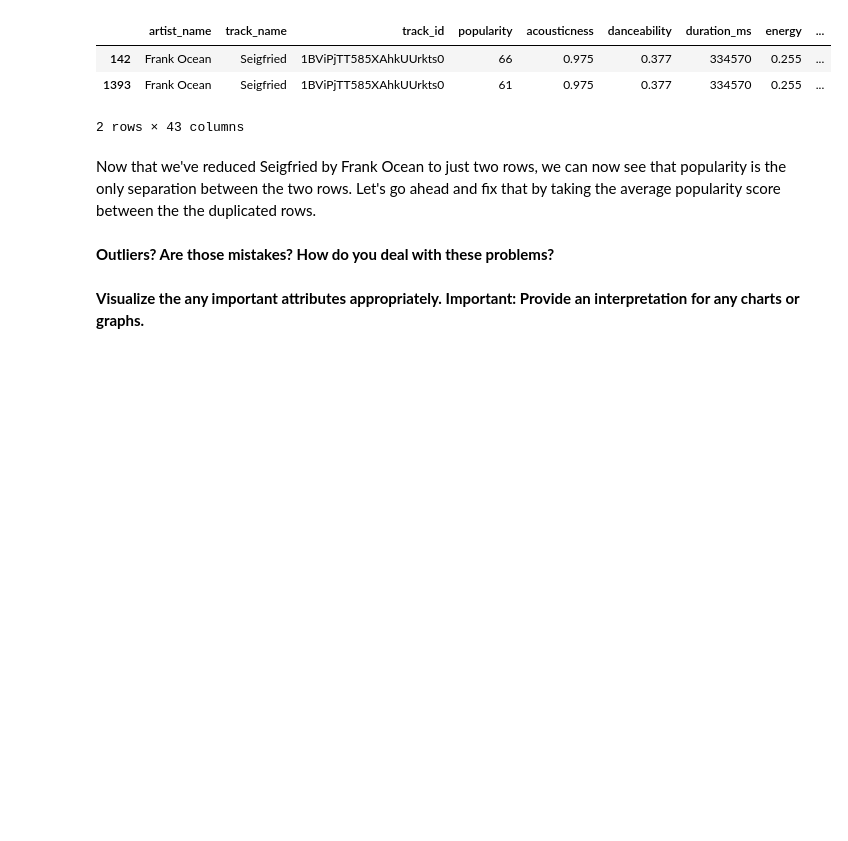
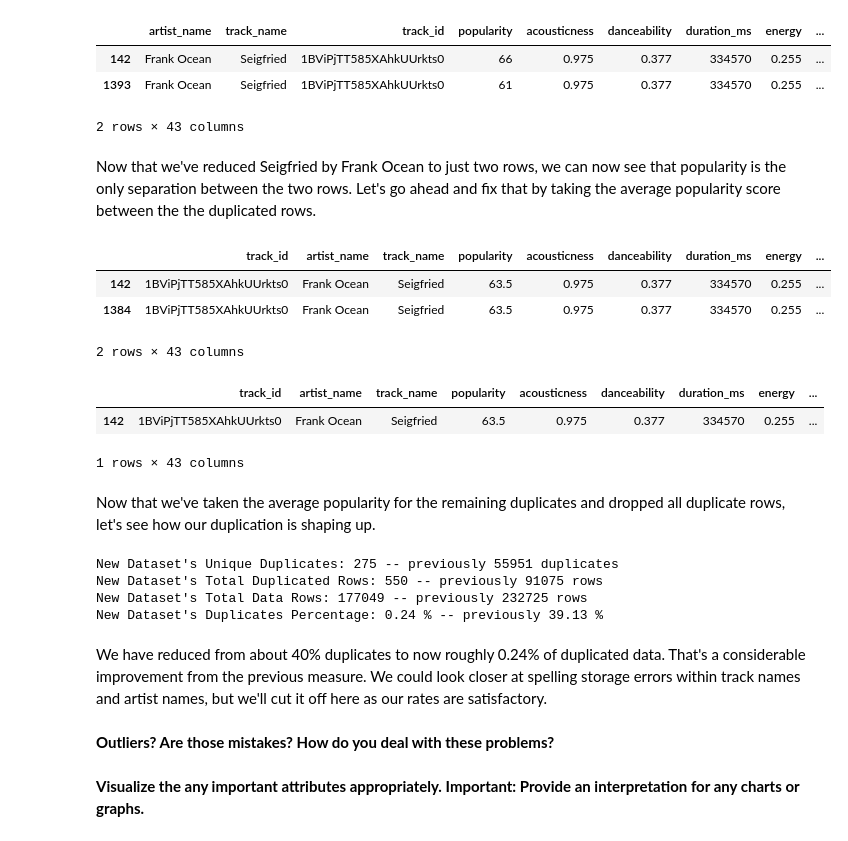
Before and after one commit to xiolett/ML1, a Jupyter notebook: Lab3_Clustering_AssociationRules_Recommenders/Taylor_Lab3.ipynb, the cells around one changed output. Saved outputs shown, nothing was run; the diff lists cells and outputs as text; code cells hidden in the pictures; blank space fills up the shorter version.

Commit message:
Reduced duplicates by averaging popularity

```diff
--- a/Lab3_Clustering_AssociationRules_Recommenders/Taylor_Lab3.ipynb
+++ b/Lab3_Clustering_AssociationRules_Recommenders/Taylor_Lab3.ipynb
@@ -272,6 +274,49 @@ df_audio_reg_feats[df_audio_reg_feats['track_id'] == duplicated['track_id'].iloc
 2 rows × 43 columns
 # %% [markdown]
 Now that we've reduced Seigfried by Frank Ocean to just two rows, we can now see that popularity is the only separation between the two rows. Let's go ahead and fix that by taking the average popularity score between the the duplicated rows.
+# %%
+avg_duplicates_popularity = duplicated_all.groupby("track_id")['popularity'].mean()
+df_audio_reg_feats = df_audio_reg_feats.set_index('track_id')  # matches indexes of avg_duplicates_popularity
+df_audio_reg_feats["popularity"] = avg_duplicates_popularity  # Write over old popularity with avg popularity
+df_audio_reg_feats = df_audio_reg_feats.reset_index()  # resets to take off hierarchical index
+
+df_audio_reg_feats[df_audio_reg_feats['track_id'] == duplicated['track_id'].iloc[0]]
+# %% [output]
+|  | track_id | artist_name | track_name | popularity | acousticness | danceability | duration_ms | energy | ... |
+| 142 | 1BViPjTT585XAhkUUrkts0 | Frank Ocean | Seigfried | 63.5 | 0.975 | 0.377 | 334570 | 0.255 | ... |
+| 1384 | 1BViPjTT585XAhkUUrkts0 | Frank Ocean | Seigfried | 63.5 | 0.975 | 0.377 | 334570 | 0.255 | ... |
+2 rows × 43 columns
+# %%
+df_audio_reg_feats.drop_duplicates(subset=['artist_name','track_name','track_id'], keep='first',inplace=True)
+
+df_audio_reg_feats[df_audio_reg_feats['track_id'] == duplicated['track_id'].iloc[0]]
+# %% [output]
+|  | track_id | artist_name | track_name | popularity | acousticness | danceability | duration_ms | energy | ... |
+| 142 | 1BViPjTT585XAhkUUrkts0 | Frank Ocean | Seigfried | 63.5 | 0.975 | 0.377 | 334570 | 0.255 | ... |
+1 rows × 43 columns
+# %% [markdown]
+Now that we've taken the average popularity for the remaining duplicates and dropped all duplicate rows, let's see how our duplication is shaping up.
+# %%
+# Update duplicated variables with df_audio_reg_feats to see how it's shaping up.
+duplicated_all = df_audio_reg_feats[df_audio_reg_feats.duplicated(subset = 'track_id', keep=False)]
+duplicated = df_audio_reg_feats[df_audio_reg_feats.duplicated(subset = 'track_id', keep='first')]
+
+new_duplicates_shape = duplicated.shape[0]
+new_total_dupes = duplicated_all.shape[0]
+new_total_df_records = df_audio_reg_feats.shape[0]
+new_dupe_percentage = round(duplicated_all.shape[0]/df.shape[0]*100, 2)
+
+print(f'''New Dataset's Unique Duplicates: {new_duplicates_shape} -- previously {og_duplicates_shape} duplicates
+New Dataset's Total Duplicated Rows: {new_total_dupes} -- previously {og_total_dupes} rows
+New Dataset's Total Data Rows: {new_total_df_records} -- previously {og_total_df_records} rows
+New Dataset's Duplicates Percentage: {new_dupe_percentage} % -- previously {og_dupe_percentage} %''')
+# %% [output]
+New Dataset's Unique Duplicates: 275 -- previously 55951 duplicates
+New Dataset's Total Duplicated Rows: 550 -- previously 91075 rows
+New Dataset's Total Data Rows: 177049 -- previously 232725 rows
+New Dataset's Duplicates Percentage: 0.24 % -- previously 39.13 %
+# %% [markdown]
+We have reduced from about 40% duplicates to now roughly 0.24% of duplicated data. That's a considerable improvement from the previous measure. We could look closer at spelling storage errors within track names and artist names, but we'll cut it off here as our rates are satisfactory.
 # %% [markdown]
 
 **Outliers? Are those mistakes? How do you deal with these problems?**
```
Also changed, not shown: parts of 3 cells of this notebook.
